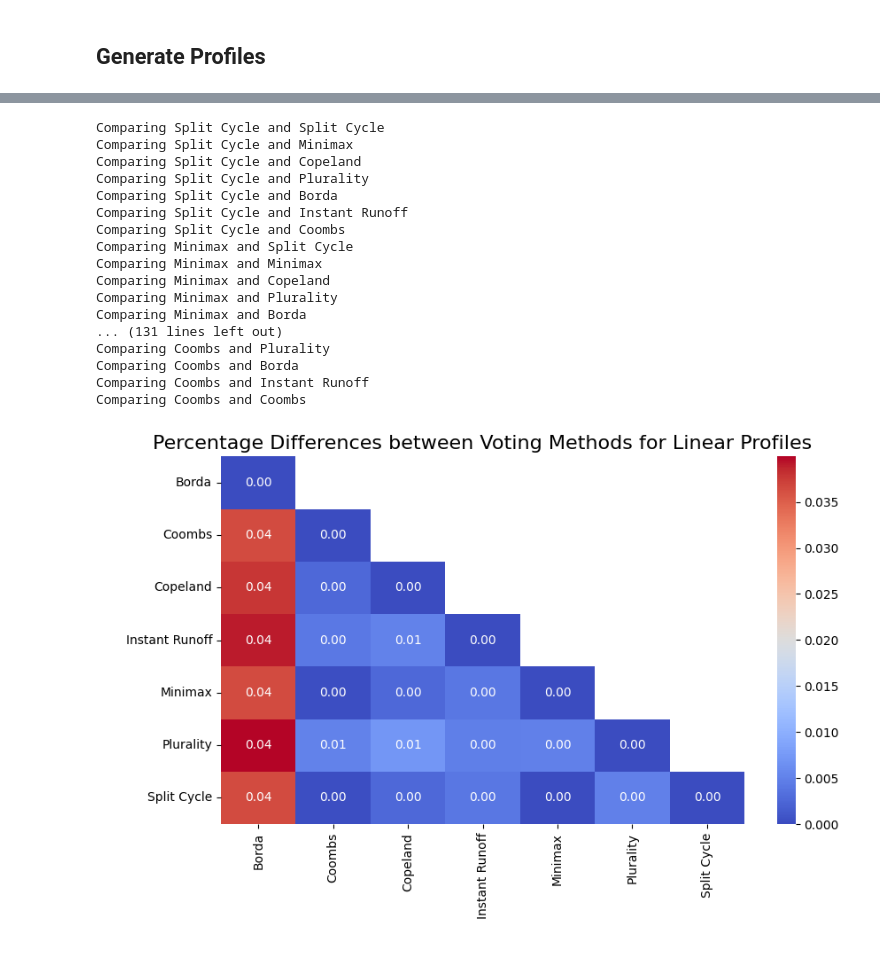
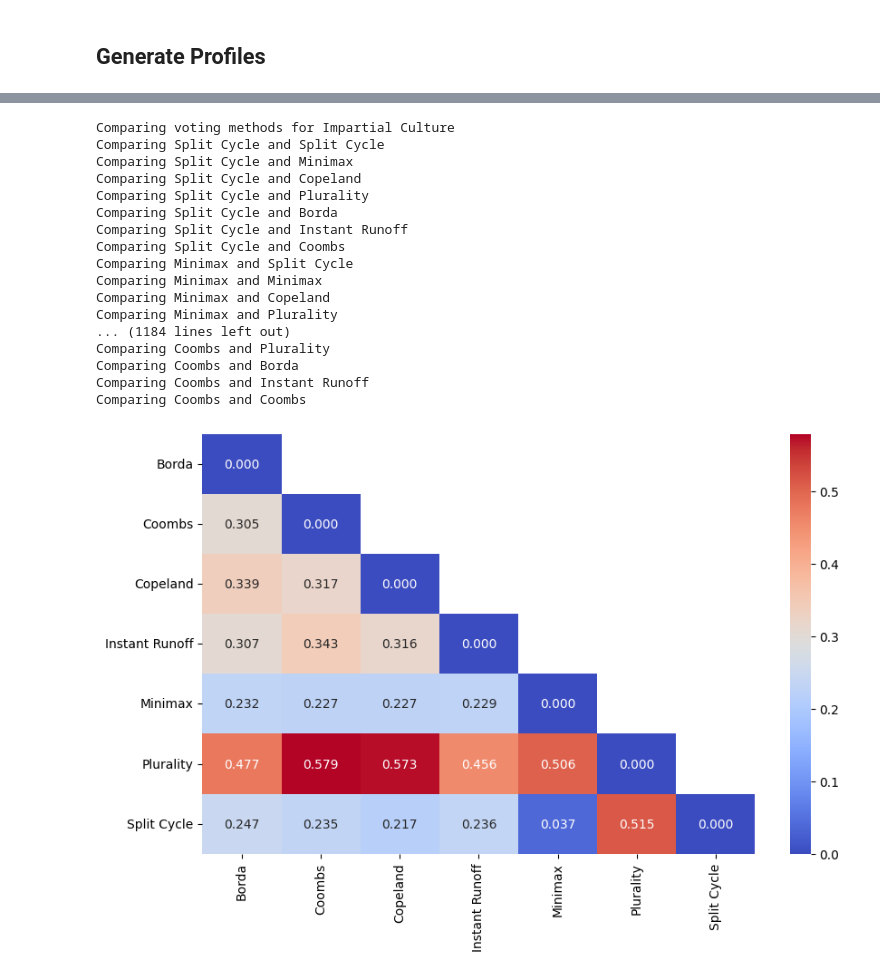
Before and after one commit to voting-tools/pref_voting, a Jupyter notebook: examples/comparing_voting_methods.ipynb, the cells around one changed output, grey strips where cells are left out. Saved outputs shown, nothing was run; the diff lists cells and outputs as text; code cells hidden in the pictures.

```diff
--- a/examples/comparing_voting_methods.ipynb
+++ b/examples/comparing_voting_methods.ipynb
@@ -50,31 +72,35 @@ AttributeError: 'list' object has no attribute 'to_utility_profile'
 
 data_for_diffs = {
     "probability_model": list(),
+    "num_cands": list(),
+    "num_voters": list(),
     "voting_method": list(),
     "other_vm": list(),
     "perc_diff": list(),
 }
 
-for pm in prob_models.keys():
-    if pm == "Spatial":
-        continue
+for pm, num_cands, num_voters in profiles.keys():
     print(f"Comparing voting methods for {pm}")
     for vm1 in voting_methods:
         for vm2 in voting_methods:
             print(f"Comparing {vm1.name} and {vm2.name}")
             num_diff = 0
-            for prof in profiles[pm]:
+            for prof in profiles[(pm, num_cands, num_voters)]:
                 ws1 = vm1(prof)
                 ws2 = vm2(prof)
                 if ws1 != ws2:
                     num_diff += 1
             data_for_diffs["voting_method"].append(vm1.name)
             data_for_diffs["other_vm"].append(vm2.name)
-            data_for_diffs["perc_diff"].append(num_diff / len(profiles[pm]))
+            data_for_diffs["perc_diff"].append(num_diff / len(profiles[(pm, num_cands, num_voters)]))
             data_for_diffs["probability_model"].append(pm)
+            data_for_diffs["num_cands"].append(num_cands)
+            data_for_diffs["num_voters"].append(num_voters)
 
 df_diffs = pd.DataFrame(data_for_diffs)
+df_diffs.to_csv("voting_method_diffs.csv")
 # %% [output]
+Comparing voting methods for Impartial Culture
 Comparing Split Cycle and Split Cycle
 Comparing Split Cycle and Minimax
 Comparing Split Cycle and Copeland
@@ -86,31 +112,43 @@ Comparing Minimax and Split Cycle
 Comparing Minimax and Minimax
 Comparing Minimax and Copeland
 Comparing Minimax and Plurality
-Comparing Minimax and Borda
-... (131 lines left out)
+... (1184 lines left out)
 Comparing Coombs and Plurality
 Comparing Coombs and Borda
 Comparing Coombs and Instant Runoff
 Comparing Coombs and Coombs
 # %%
-pm = "Urn" #"Impartial Culture"
+df = pd.read_csv("voting_method_diffs.csv")
 
-# Pivot the data for the heatmap
-pivot_data = df_diffs[df_diffs['probability_model'] == pm].pivot(index="voting_method", columns="other_vm", values="perc_diff")
+pm = "Impartial Culture"
+num_cands = 5
+num_voters = 1001
 
-# Create a mask for the upper triangle without the diagonal
-mask_with_diagonal = np.triu(np.ones_like(pivot_data, dtype=bool), k=1)
+pivot_data = df_diffs[
+    (df_diffs['probability_model'] == pm) & ((df_diffs['num_cands'] == num_cands) & (df_diffs['num_voters'] == num_voters))
+    ].pivot(index="voting_method",
+            columns="other_vm",
+            values="perc_diff")
+
+mask_with_diagonal = np.triu(
+    np.ones_like(pivot_data, dtype=bool), k=1)
 
 fig = plt.figure(figsize=(9, 6))
-heatmap = sns.heatmap(pivot_data, annot=True, cmap='coolwarm', fmt=".2f", mask=mask_with_diagonal)
-plt.title("Percentage Differences between Voting Methods for Linear Profiles", fontsize=16)
-plt.ylabel(" ", fontsize=12)
-plt.xlabel(" ", fontsize=12)
-plt.xticks(rotation=90)  # Rotate the x-axis labels for better readability
-plt.yticks(rotation=0)  # Rotate the y-axis labels for better readability
-plt.tight_layout()  # Adjust layout to make room for the rotated x-axis labels
+heatmap = sns.heatmap(
+    pivot_data,
+    annot=True,
+    cmap='coolwarm',
+    fmt=".3f",
+    mask=mask_with_diagonal)
+plt.title("", fontsize=14)
+plt.ylabel("", fontsize=14)
+plt.xlabel("", fontsize=14)
+plt.xticks(rotation=90)
+plt.yticks(rotation=0)
 plt.tight_layout()
-plt.savefig(f'heatmap_linear_profiles_{num_cands}_{num_voters}_{pm}.pdf')
+plt.tight_layout()
+plt.savefig(
+    f'heatmap_linear_profiles_{num_cands}_{num_voters}_{pm}.png', dpi=600)
 plt.show()
 # %% [output]
-[figure, old version]
+[figure, new version]
```
Also changed, not shown: parts of 1 cell of this notebook, 23 other files.
